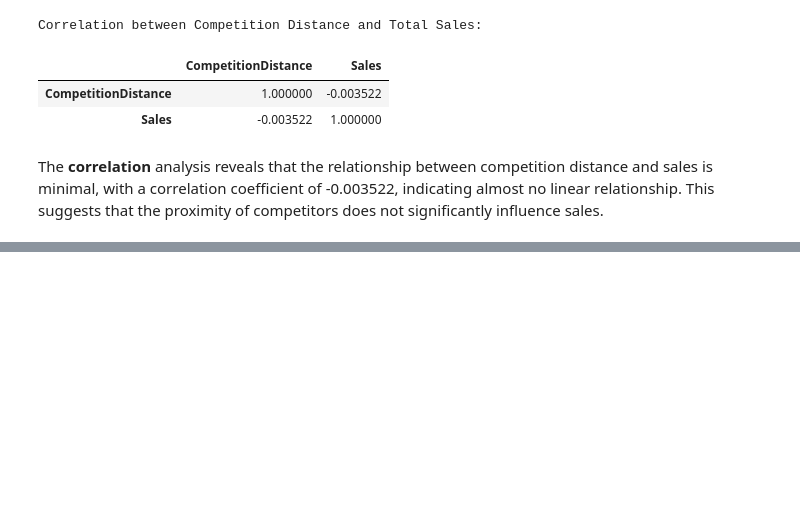
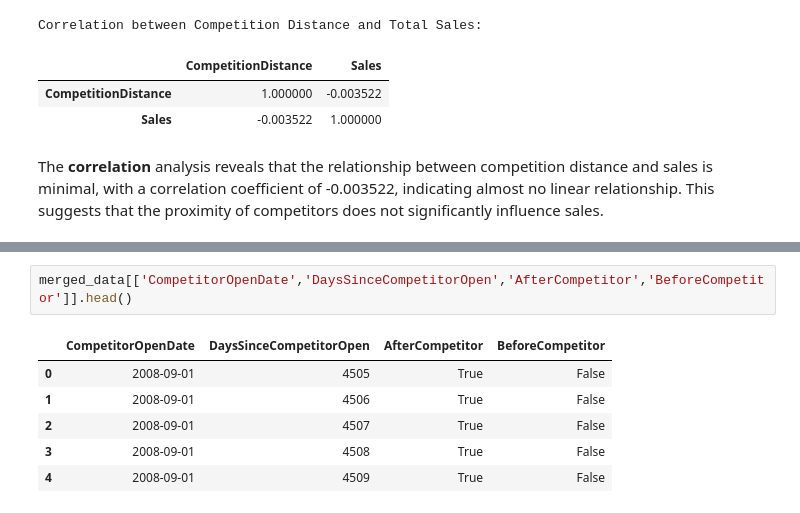
Before and after one commit to helinatefera/10xWeek4, a Jupyter notebook: notebooks/task_1.ipynb, the cells around one changed output, grey strips where cells are left out. Saved outputs shown, nothing was run; the diff lists cells and outputs as text; blank space fills up the shorter version.

```diff
--- a/notebooks/task_1.ipynb
+++ b/notebooks/task_1.ipynb
@@ -448,0 +452,9 @@ The **correlation** analysis reveals that the relationship between competition d
+# %%
+merged_data[['CompetitorOpenDate','DaysSinceCompetitorOpen','AfterCompetitor','BeforeCompetitor']].head()
+# %% [output]
+|  | CompetitorOpenDate | DaysSinceCompetitorOpen | AfterCompetitor | BeforeCompetitor |
+| 0 | 2008-09-01 | 4505 | True | False |
+| 1 | 2008-09-01 | 4506 | True | False |
+| 2 | 2008-09-01 | 4507 | True | False |
+| 3 | 2008-09-01 | 4508 | True | False |
+| 4 | 2008-09-01 | 4509 | True | False |
```
Also changed, not shown: parts of 7 cells of this notebook.
